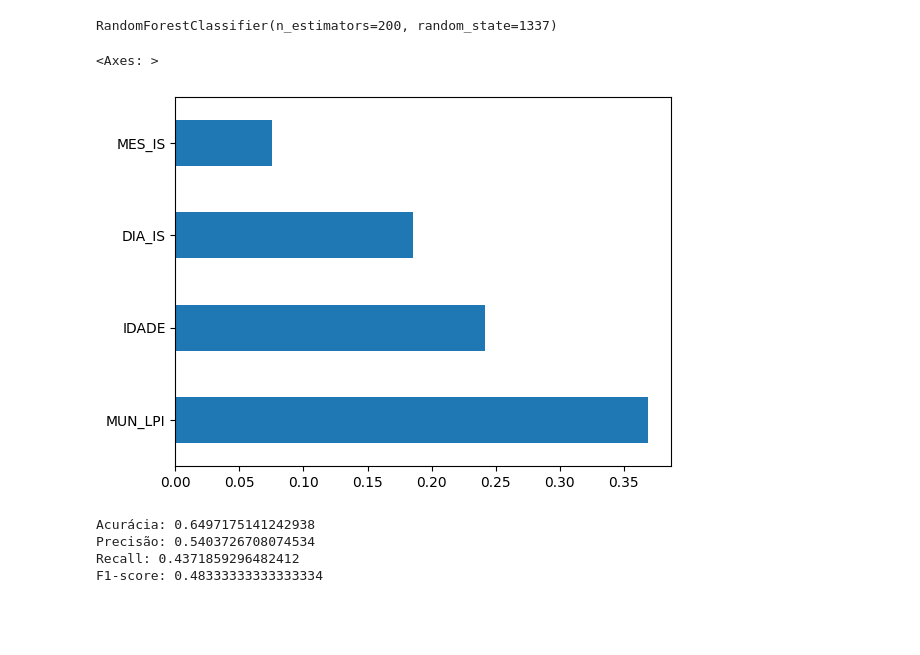
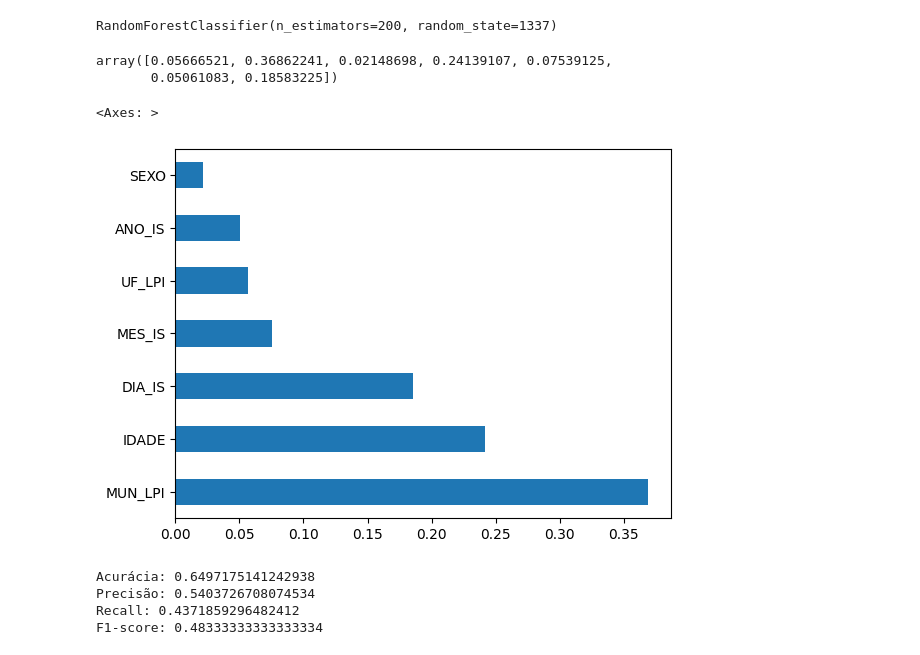
Before and after one commit to Muniz97/Yellow-fever-Febre-Amarela, a Jupyter notebook: 4 - Model/Yellow_Fever_Model.ipynb, the cells around one changed output. Drawn from its saved outputs; the diff is of its cells as text; code cells hidden in the pictures; blank space fills up the shorter version.

```diff
--- a/4 - Model/Yellow_Fever_Model.ipynb
+++ b/4 - Model/Yellow_Fever_Model.ipynb
@@ -92,12 +92,17 @@ model_random.fit(x_train,y_train)
 RandomForestClassifier(n_estimators=200, random_state=1337)
 # %%
 random_predict = model_random.predict(x_test)
+# %%
+model_random.feature_importances_
+# %% [output]
+array([0.05666521, 0.36862241, 0.02148698, 0.24139107, 0.07539125,
+       0.05061083, 0.18583225])
 # %%
 feat_importances = pd.Series(model_random.feature_importances_, index=x_train.columns)
-feat_importances.nlargest(4).plot(kind='barh')
+feat_importances.nlargest(7).plot(kind='barh')
 # %% [output]
 <Axes: >
-[figure, old version]
+[figure, new version]
 # %%
 accuracy = accuracy_score(y_test, random_predict)
 precision = precision_score(y_test, random_predict)
```
Also changed, not shown: parts of 2 cells of this notebook.
